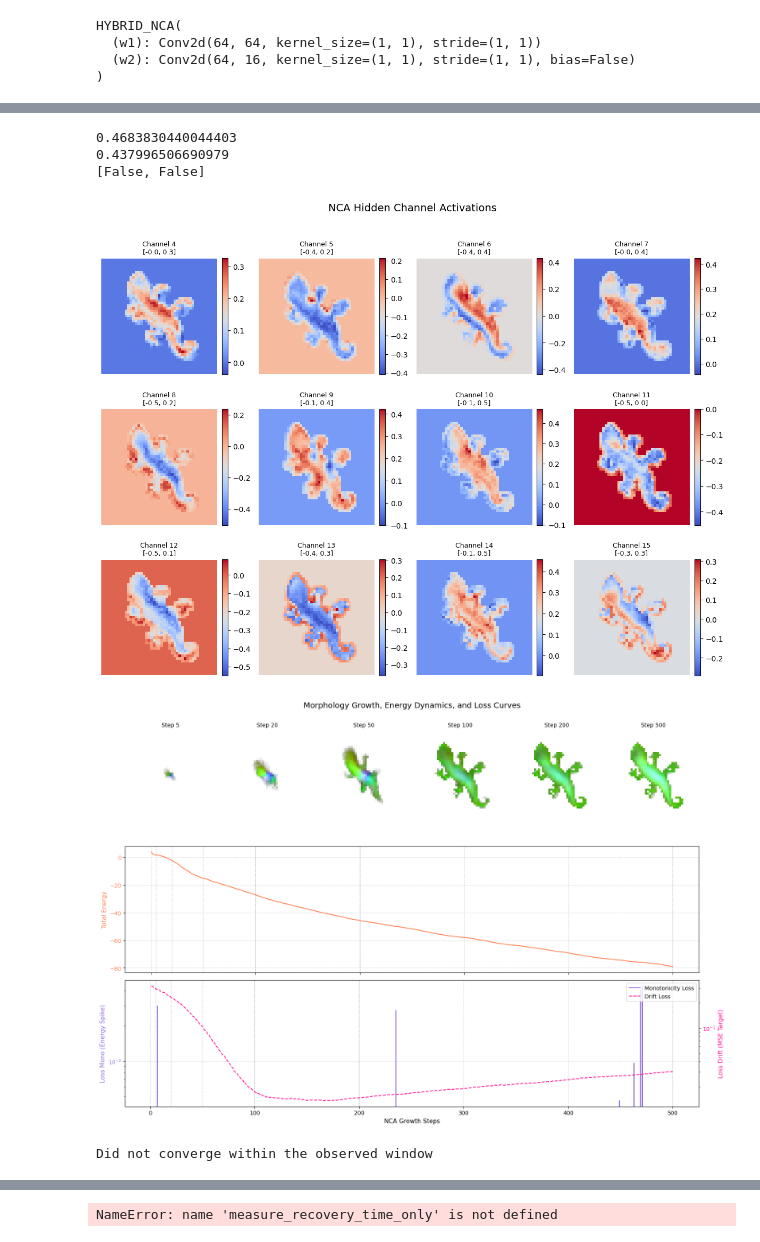
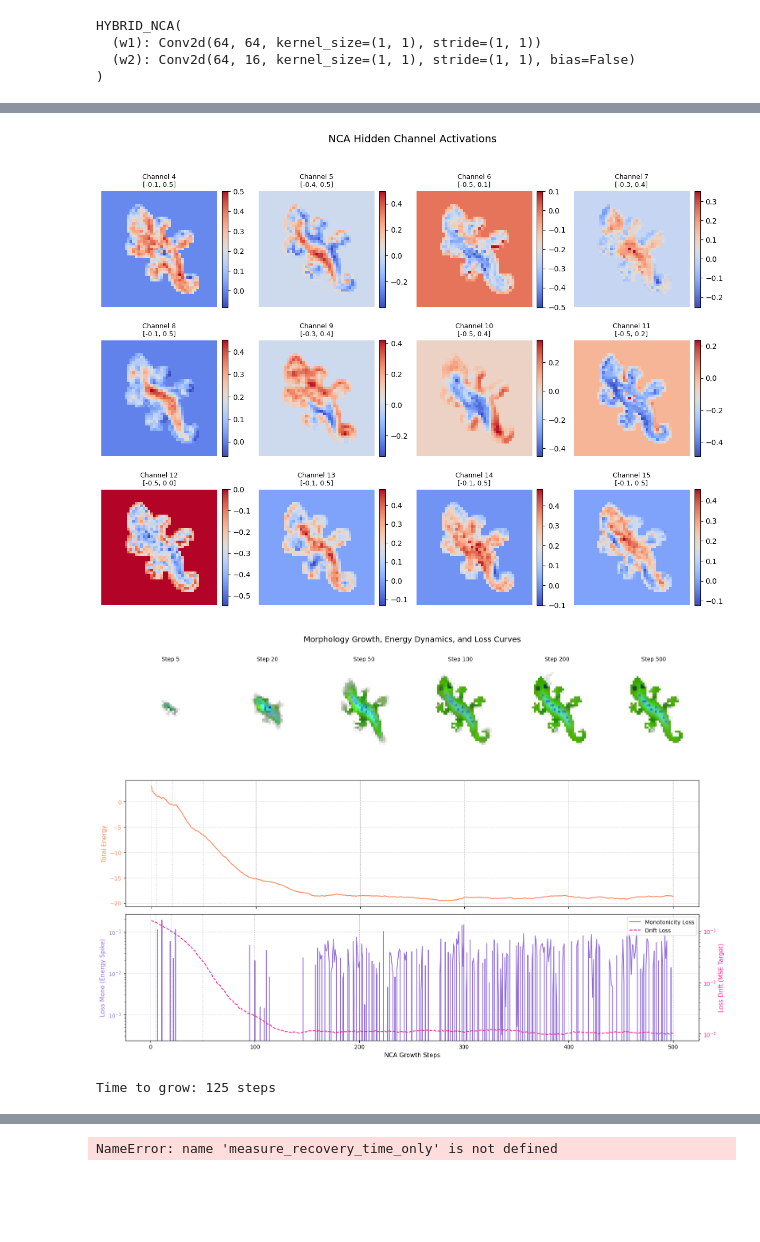
Before and after one commit to lshofsl/Advanced-topics-in-PoD-project-, a Jupyter notebook: ER_NCA.ipynb, the cells around one changed output, grey strips where cells are left out. Drawn from its saved outputs; the diff is of its cells as text; code cells hidden in the pictures; blank space fills up the shorter version.

```diff
--- a/ER_NCA.ipynb
+++ b/ER_NCA.ipynb
@@ -237,7 +237,7 @@ def create_circular_mask(HEIGHT, WIDTH, center_x, center_y, radius, device="cuda
 # %%
 #@title Training { vertical-output: true}
 DAMAGE_N = 0
-lambda_mono = 0.5
+lambda_mono = 0.1
 lambda_drift = 0.5
 K = 10
 
@@ -451,11 +451,3 @@ Positive Eigenvalues (Unstable Directions): 7 / 16
-# %%
-print(nca.eta.item())          # still ~0.1 (unchanged from init)?
-print(nca.W.abs().max().item()) # confirm it's genuinely still ~0, not just visually rounded to 0.00
-print([p.grad is not None and p.grad.abs().max().item() for p in [nca.W, nca.h]])
-# %% [output]
-0.4683830440044403
-0.437996506690979
-[False, False]
 # %%
 x = torch.from_numpy(seed[None, ...]).to(DEVICE) if isinstance(seed, np.ndarray) else seed.to(DEVICE)
 
@@ -498,7 +490,7 @@ plt.suptitle("NCA Hidden Channel Activations", fontsize=14, y=1.02)
 plt.tight_layout()
 plt.show()
 # %% [output]
-[figure, old version]
+[figure, new version]
 # %%
 def find_convergence_step(mse_sequence, patience=10, delta_tol=1e-4, target_mse=0.005):
     patience_counter = 0
@@ -563,7 +555,7 @@ def visualize_growth(nca, seed, base, steps_to_show=[5, 20, 50, 100, 200, 500],
           # Simulates forward rollouts from current state to evaluate drift
           x_rollout = x.clone()
           drift_accum = 0.0
-          for _ in range(20):
+          for _ in range(10):
               x_rollout = nca(x_rollout)
               diff = (base_target[:, :4] - x_rollout[:, :4])
               sq = diff.pow(2) * live_mask
@@ -614,35 +606,35 @@ def visualize_growth(nca, seed, base, steps_to_show=[5, 20, 50, 100, 200, 500],
     ax_mono.set_yscale('log')
     ax_mono.set_xlabel("NCA Growth Steps", fontsize=11)
     ax_mono.grid(True, linestyle='--', alpha=0.5)
 
     # Loss Drift Plot (Right Y-Axis)
     line2 = ax_drift.plot(steps_loss, loss_drift_history, color='deeppink', linewidth=1.5, linestyle='--', label='Drift Loss')
     ax_drift.set_ylabel("Loss Drift (MSE Target)", color='deeppink', fontsize=11)
     ax_drift.tick_params(axis='y', labelcolor='deeppink')
     ax_drift.set_yscale('log')
 
     # Add milestone step markers to bottom plot
     for s in steps_to_show:
         ax_mono.axvline(x=s, color='gray', linestyle=':', alpha=0.4)
 
     # Combined Legend for Bottom Panel
     lines = line1 + line2
     labels = [l.get_label() for l in lines]
     ax_mono.legend(lines, labels, loc='upper right')
 
     plt.tight_layout()
     plt.show()
 
     growth_time = find_convergence_step(mse_log)
     if growth_time is None:
         print("Did not converge within the observed window")
     else:
         print(f"Time to grow: {growth_time} steps")
 
 visualize_growth(nca, seed, base)
 # %% [output]
-[figure, old version]
+[figure, new version]
-Did not converge within the observed window
+Time to grow: 125 steps
 # %%
 def apply_damage(x, damage_type='right_half', circle_radius=5):
     """
```
Also changed, not shown: parts of 6 cells of this notebook.
